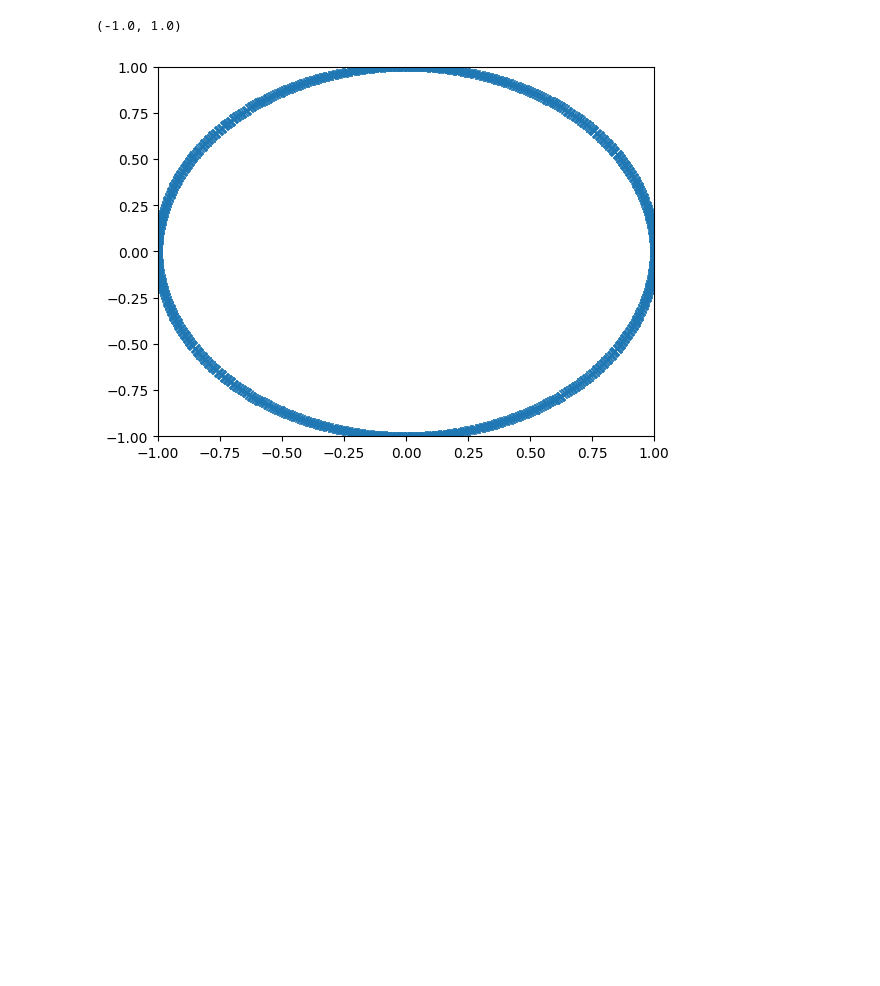
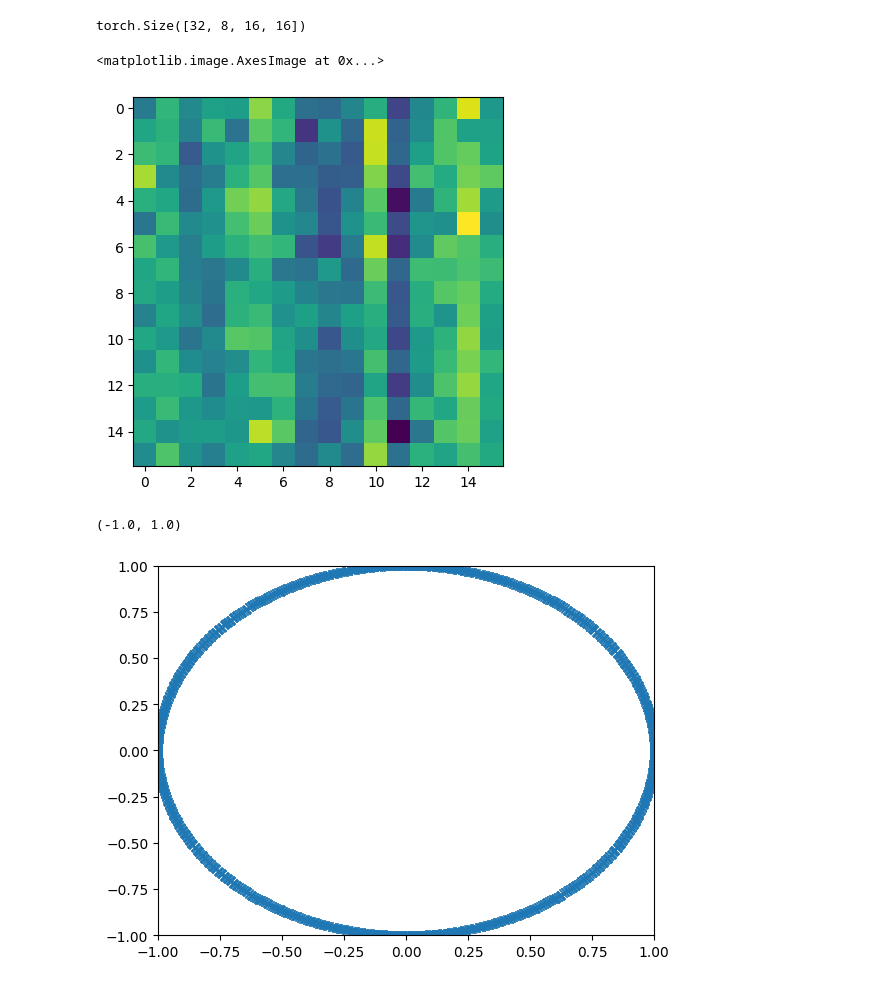
Before and after one commit to Rooholla-KhorramBakht/dreamerV4-UWM, a Jupyter notebook: tests.ipynb, the cells around one changed output. Cells and saved outputs as stored; diff of their text form; code cells hidden in the pictures; blank space fills up the shorter version.

```diff
--- a/tests.ipynb
+++ b/tests.ipynb
@@ -7,6 +15,6 @@ from Dreamers.models.transformers.blocks import MultiHeadAttention
 
 n_dim = 128
 n_heads = 8
-attention = MultiHeadAttention(n_dim, n_heads)
+attention = MultiHeadAttention(n_dim, n_heads, qk_norm=True)
 x = torch.rand(32, 16, n_dim)
 Y, A = attention(x, x, x)
@@ -13,3 +31,13 @@ Y, A = attention(x, x, x)
+# %%
+A.shape
+# %% [output]
+torch.Size([32, 8, 16, 16])
+# %%
+import matplotlib.pyplot as plt
+plt.imshow(A[0,0].detach().cpu())
+# %% [output]
+<matplotlib.image.AxesImage at 0x...>
+[figure, added]
 # %%
 from Dreamers.models.transformers.blocks import RopeEmbedding
 T = 2047
```
Also changed, not shown: parts of 3 cells of this notebook, 1 other file.
